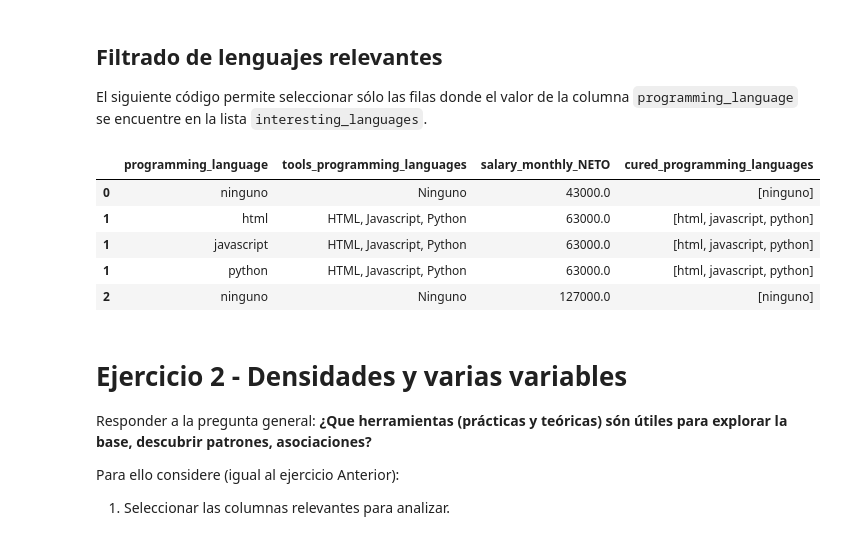
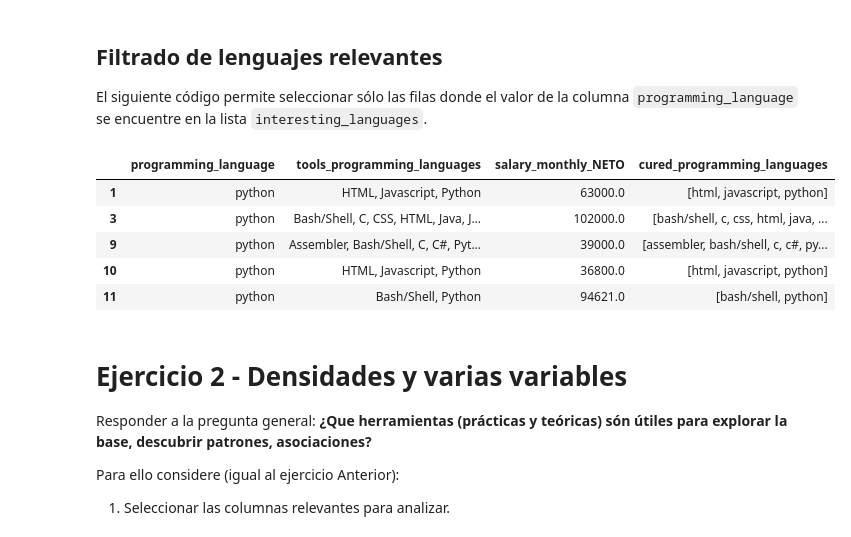
Before and after one commit to fflormolina99/Entrega1-AYVD-DiploDatos, a Jupyter notebook: main.ipynb, the cells around one changed output. Cells and saved outputs as stored; diff of their text form; code cells hidden in the pictures.

```diff
--- a/main.ipynb
+++ b/main.ipynb
@@ -61,0 +71,8 @@ Name: tools_programming_languages, dtype: object
+# %%
+filter = df[df['salary_monthly_NETO'] > 20000]
+filter = filter[filter['salary_monthly_NETO'] < 1000000]
+filter = filter[filter['tools_programming_languages'] != 'Ninguno']
+len(filter)
+
+seaborn.displot(filter.salary_monthly_NETO.dropna(),
+                 stat='count', aspect=3)
@@ -78,7 +98,7 @@ def split_languages(languages_str):
           for lang in languages_str.split()]
 
 # Create a new column with the list of languages
-df.loc[:, 'cured_programming_languages'] = df.tools_programming_languages\
+filter.loc[:, 'cured_programming_languages'] = filter.tools_programming_languages\
     .apply(split_languages)
 if 'cured_programming_languages' not in relevant_columns:
     relevant_columns.append('cured_programming_languages')
@@ -87,14 +107,14 @@ if 'cured_programming_languages' not in relevant_columns:
 # mentioned in the response.
 # We only include in df_lang the columns we are going to analyze later, so we
 # don't duplicate innecesary information.
-df_lang = df.cured_programming_languages\
+df_lang = filter.cured_programming_languages\
     .apply(pd.Series).stack()\
     .reset_index(level=-1, drop=True).to_frame()\
-    .join(df[relevant_columns])\
+    .join(filter[relevant_columns])\
     .rename(columns={0: 'programming_language'})
-# Horrible programming style! But a lot of data science code can be written with
-# as concatenations of functions (pipelines), and there's no elegant way of
-# doing that on Python.
+# # Horrible programming style! But a lot of data science code can be written with
+# # as concatenations of functions (pipelines), and there's no elegant way of
+# # doing that on Python.
 df_lang[:5]
 # %% [output]
 |  | programming_language | tools_programming_languages | salary_monthly_NETO | cured_programming_languages |
@@ -129,16 +158,16 @@ El siguiente código permite seleccionar sólo las filas donde el valor de la co
 # %%
 # Filter out languages that we want to exclude
 # Complete here with your selected list.
-interesting_languages = ["Python"]
+interesting_languages = ["python"]
 filtered_df_lang = df_lang[df_lang.programming_language.isin(interesting_languages)]
 filtered_df_lang[:5]
 # %% [output]
 |  | programming_language | tools_programming_languages | salary_monthly_NETO | cured_programming_languages |
-| 0 | ninguno | Ninguno | 43000.0 | [ninguno] |
-| 1 | html | HTML, Javascript, Python | 63000.0 | [html, javascript, python] |
-| 1 | javascript | HTML, Javascript, Python | 63000.0 | [html, javascript, python] |
 | 1 | python | HTML, Javascript, Python | 63000.0 | [html, javascript, python] |
-| 2 | ninguno | Ninguno | 127000.0 | [ninguno] |
+| 3 | python | Bash/Shell, C, CSS, HTML, Java, J... | 102000.0 | [bash/shell, c, css, html, java, ... |
+| 9 | python | Assembler, Bash/Shell, C, C#, Pyt... | 39000.0 | [assembler, bash/shell, c, c#, py... |
+| 10 | python | HTML, Javascript, Python | 36800.0 | [html, javascript, python] |
+| 11 | python | Bash/Shell, Python | 94621.0 | [bash/shell, python] |
 # %% [markdown]
 # Ejercicio 2 - Densidades y varias variables
 
```
Also changed, not shown: parts of 9 cells of this notebook.
